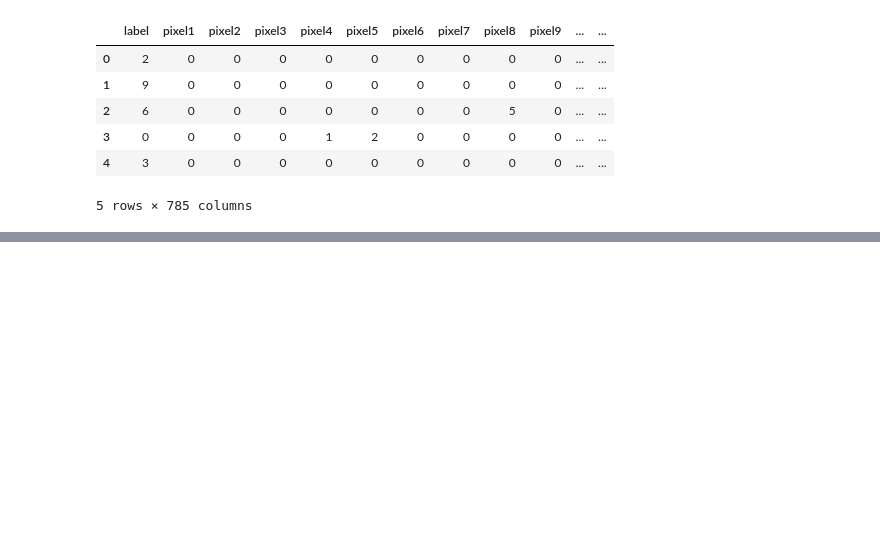
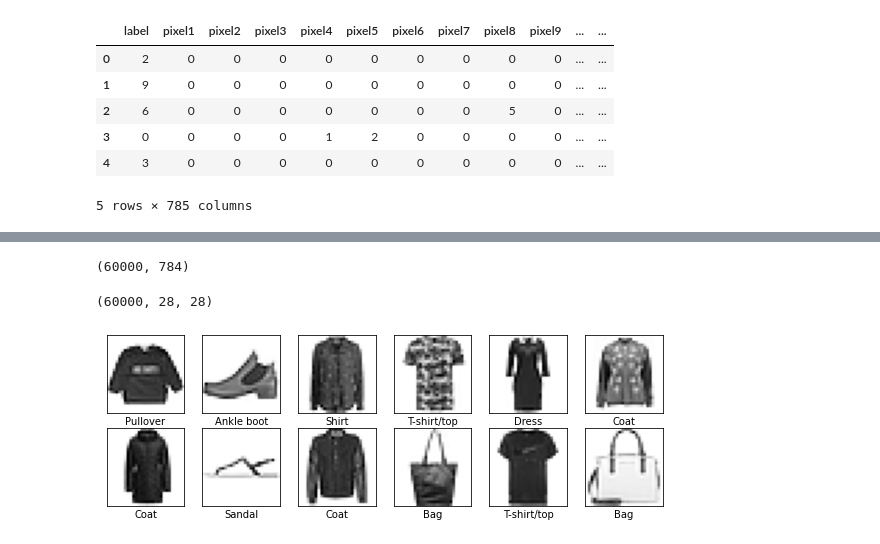
Before and after one commit to GalKoaz/Data-visualization, a Jupyter notebook: Fashion-Mnist.ipynb, the cells around one changed output, grey strips where cells are left out. Cells and saved outputs as stored; diff of their text form; code cells hidden in the pictures; blank space fills up the shorter version.

```diff
--- a/Fashion-Mnist.ipynb
+++ b/Fashion-Mnist.ipynb
@@ -20,0 +67,27 @@ df.head()
+# %%
+X_train = df.drop('label',axis = 1)
+y_train = df['label']
+X_test = dft.drop('label',axis = 1)
+y_test = dft['label']
+X_train.shape
+# %% [output]
+(60000, 784)
+# %%
+x_train_reshape = X_train.values.reshape(-1,28,28)
+x_test_reshape = X_test.values.reshape(-1,28,28)
+x_train_reshape.shape
+# %% [output]
+(60000, 28, 28)
+# %%
+col_names = ['T-shirt/top','Trouser','Pullover','Dress','Coat','Sandal','Shirt','Sneaker','Bag','Ankle boot']
+# %%
+plt.figure(figsize=(10,10))
+for i in range(12):
+    plt.subplot(6,6,i+1)
+    plt.xticks([])
+    plt.yticks([])
+    plt.imshow(x_train_reshape[i], cmap='Greys')
+    plt.xlabel(col_names[y_train[i]])
+plt.show()
+# %% [output]
+[figure, added]
```
Also changed, not shown: parts of 5 cells of this notebook.
